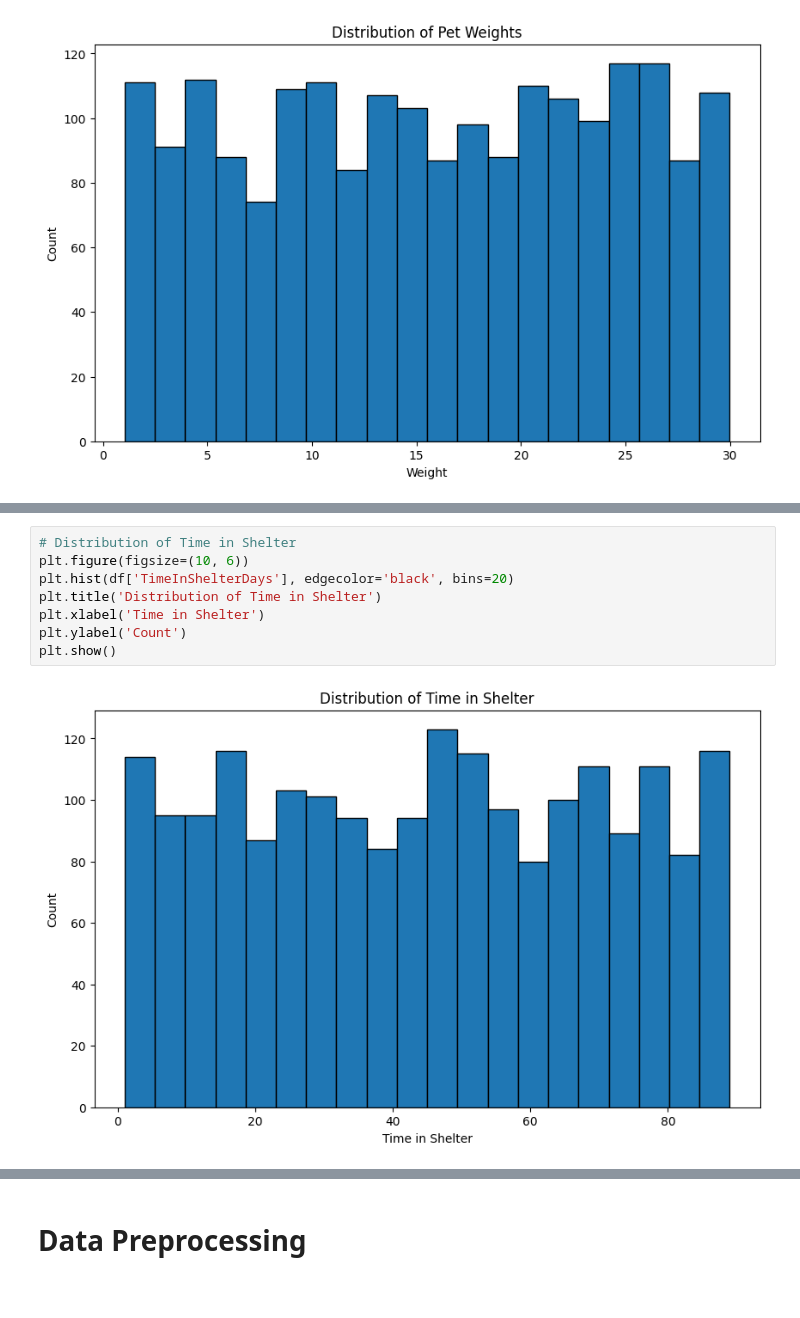
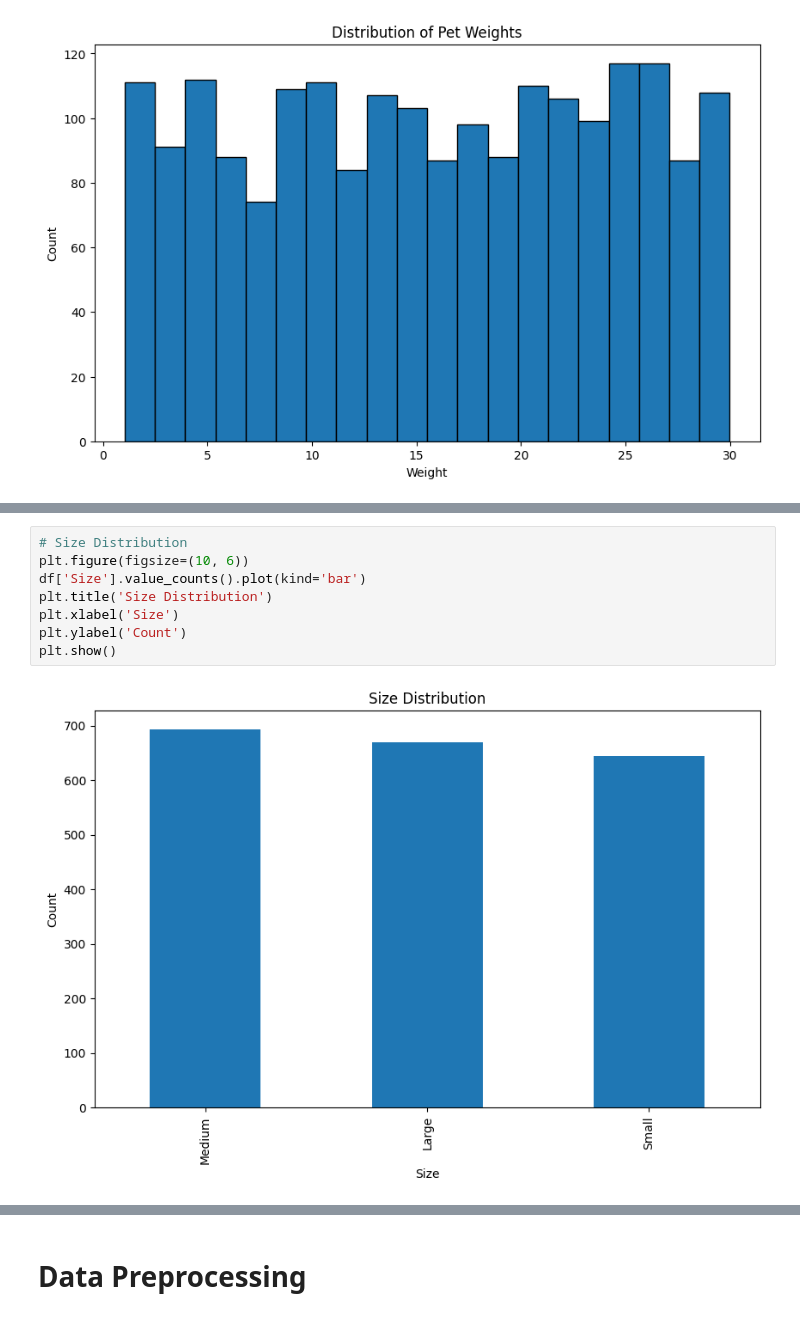
Before and after one commit to ibrahimssmalik/machine-learning-projects, a Jupyter notebook: Pet-Adoption-Prediction/adoption_prediction.ipynb, the cells around one changed output, grey strips where cells are left out. Saved outputs shown, nothing was run; the diff lists cells and outputs as text.

```diff
--- a/Pet-Adoption-Prediction/adoption_prediction.ipynb
+++ b/Pet-Adoption-Prediction/adoption_prediction.ipynb
@@ -84,10 +96,10 @@ plt.show()
 # %%
-# Distribution of Time in Shelter
+# Size Distribution
 plt.figure(figsize=(10, 6))
-plt.hist(df['TimeInShelterDays'], edgecolor='black', bins=20)
-plt.title('Distribution of Time in Shelter')
-plt.xlabel('Time in Shelter')
+df['Size'].value_counts().plot(kind='bar')
+plt.title('Size Distribution')
+plt.xlabel('Size')
 plt.ylabel('Count')
 plt.show()
 # %% [output]
-[figure, old version]
+[figure, new version]
```
Also changed, not shown: parts of 3 cells of this notebook.
